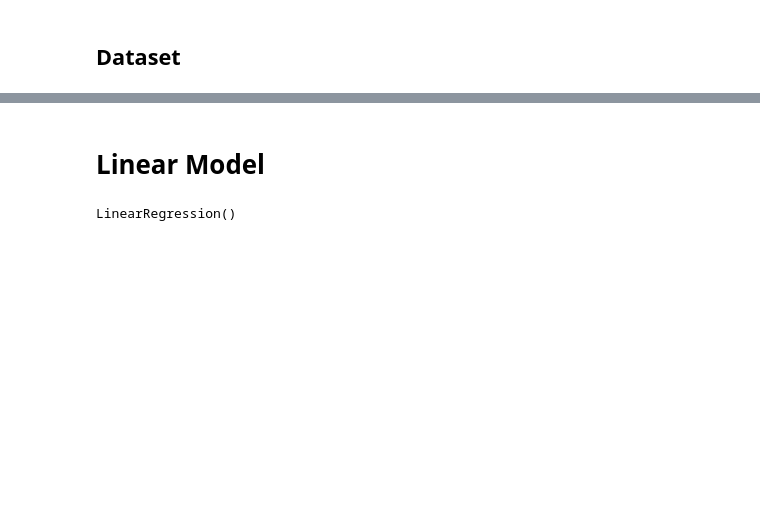
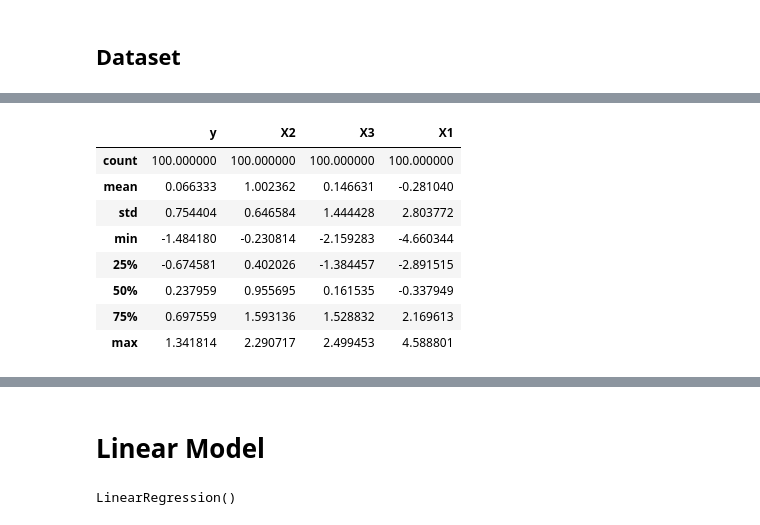
Before and after one commit to JuanCruzC97/ml-stuff, a Jupyter notebook: deep-learning/deep-learning.ipynb, the cells around one changed output, grey strips where cells are left out. Cells and saved outputs as stored; diff of their text form; code cells hidden in the pictures; blank space fills up the shorter version.

```diff
--- a/deep-learning/deep-learning.ipynb
+++ b/deep-learning/deep-learning.ipynb
@@ -38,3 +49,35 @@ px.histogram(train, "X1", nbins=20, height=600, width=600, template="plotly_whit
+# %%
+from sklearn.datasets import make_s_curve
+
+def make_dataset(n_samples, noise, random_state):
+
+    X, y = make_s_curve(n_samples=n_samples, noise=noise, random_state=random_state)
+
+    df = pd.DataFrame(X)
+    df.columns = ["y", "X2", "X3"]
+    df["X1"] = y
+    # df = (df
+    #       .assign(X1=df.X1*1.2 + 0.3,
+    #               y=y)
+    #       .rename({"X1":"y",
+    #                "y":"X1"})
+    #       )
+
+    return df
+# %%
+train = make_dataset(n_samples=100, noise=0.25, random_state=42)
+test = make_dataset(n_samples=30, noise=0.25, random_state=65)
+train.describe()
+# %% [output]
+|  | y | X2 | X3 | X1 |
+| count | 100.000000 | 100.000000 | 100.000000 | 100.000000 |
+| mean | 0.066333 | 1.002362 | 0.146631 | -0.281040 |
+| std | 0.754404 | 0.646584 | 1.444428 | 2.803772 |
+| min | -1.484180 | -0.230814 | -2.159283 | -4.660344 |
+| 25% | -0.674581 | 0.402026 | -1.384457 | -2.891515 |
+| 50% | 0.237959 | 0.955695 | 0.161535 | -0.337949 |
+| 75% | 0.697559 | 1.593136 | 1.528832 | 2.169613 |
+| max | 1.341814 | 2.290717 | 2.499453 | 4.588801 |
 # %%
 px.scatter_3d(data_frame=train,
               x="X1",
```
Also changed, not shown: parts of 17 cells of this notebook, 1 other file.
